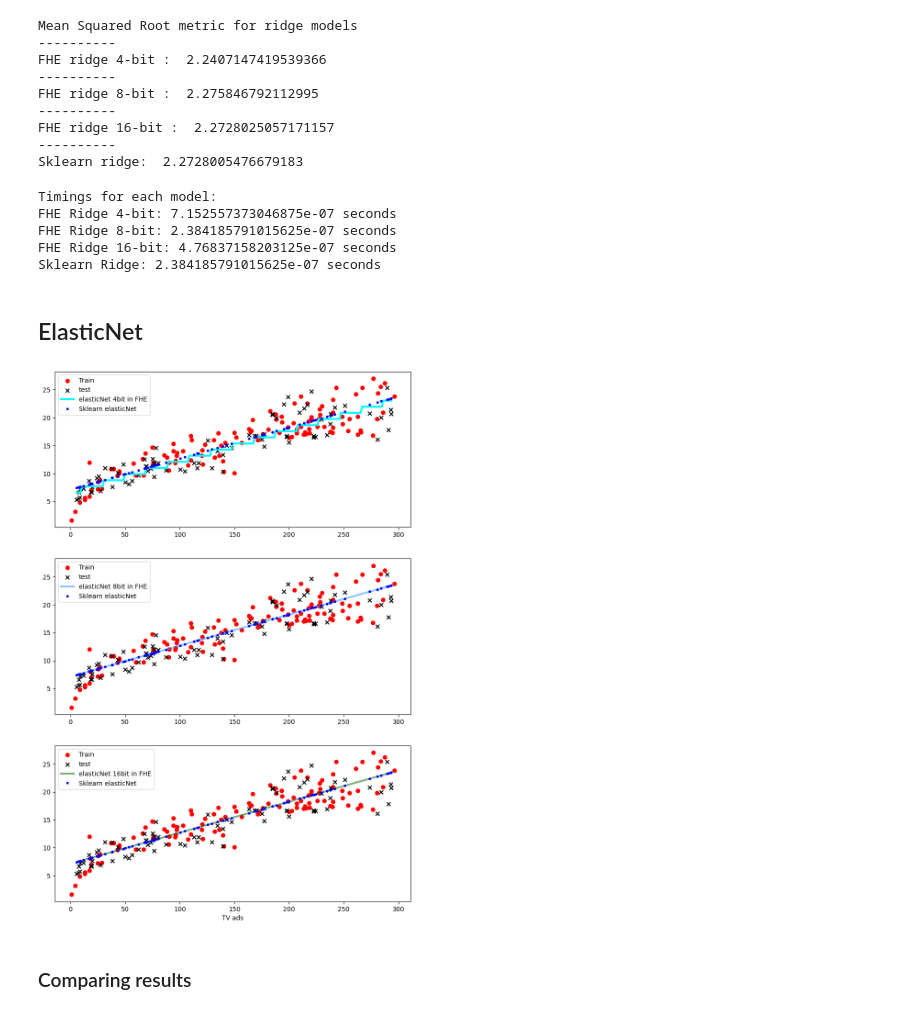
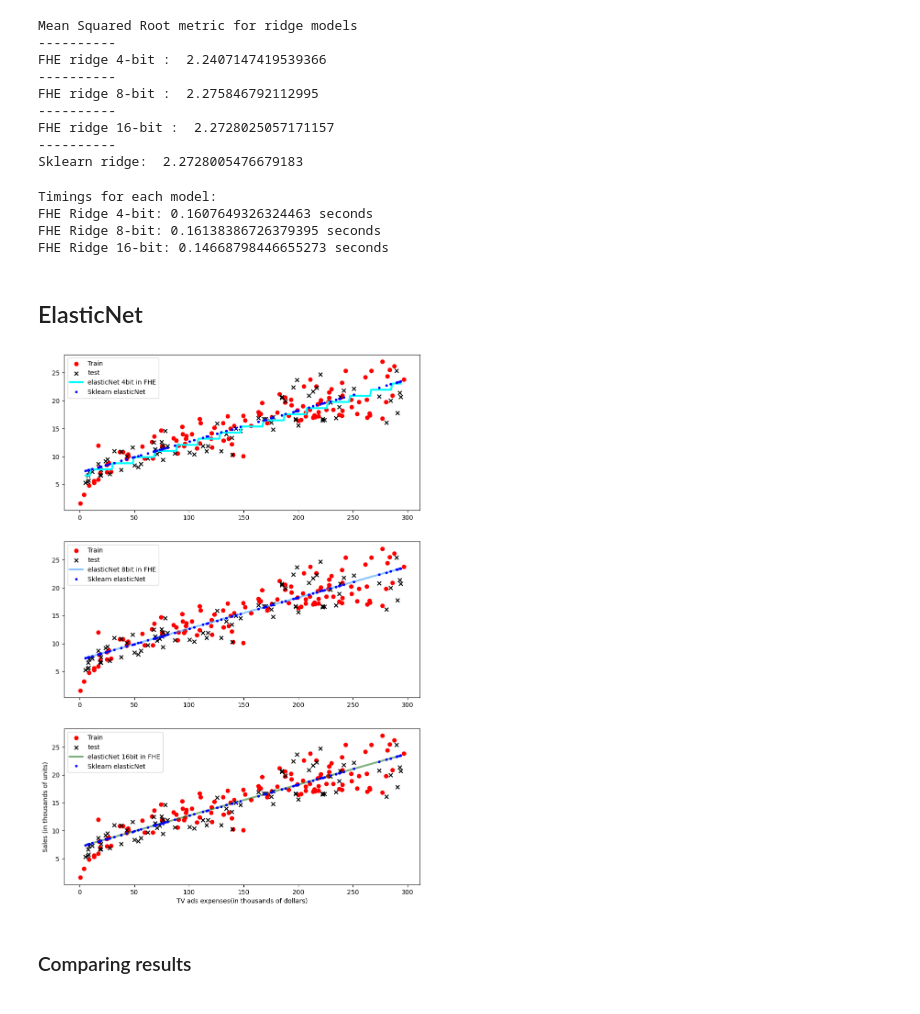
Before and after one commit to Quadratic-Labs/fhe-tutorials, a Jupyter notebook: concrete-ml/Lasso-Ridge-ElasticNet.ipynb, the cells around one changed output. Drawn from its saved outputs; the diff is of its cells as text; code cells hidden in the pictures.

```diff
--- a/concrete-ml/Lasso-Ridge-ElasticNet.ipynb
+++ b/concrete-ml/Lasso-Ridge-ElasticNet.ipynb
@@ -203,23 +210,21 @@ Sklearn Lasso:  2.272748822112653
 The code defines a function `timer` that measures the time it takes to train a machine learning model using a given model trainer function. It then initializes a list of models using `fhe_model_trainer` with varying numbers of bits and a `skl_model_trainer` with the `Lasso` model from scikit-learn. It then creates a dictionary `timings` that maps the name of each model to the time it takes to train it using the `timer` function. Finally, it prints out the timings for each model in the `timings` dictionary.
 # %%
 # timing
+import time
 
-def timer(model_trainer):
-    import time
+def timer(n_bits):
     start = time.time()
-    model_trainer
+    fhe_model_trainer(ConcreteLasso(n_bits=n_bits, alpha=1))
     end = time.time()
     return (end - start)
-models =[fhe_model_trainer(ConcreteLasso(n_bits=4, alpha=1)),
-    fhe_model_trainer(ConcreteLasso(n_bits=8, alpha=1)),
-    fhe_model_trainer(ConcreteLasso(n_bits=16, alpha=1))
-    ]
+
+bits = [4, 8, 16]
 names = ['FHE Lasso 4-bit', 'FHE Lasso 8-bit', 'FHE Lasso 16-bit']
 
 timings = {}
 for i in range(3):
-    timings[names[i]] = timer(models[i])
-timings["Sklearn Lasso"] = timer(skl_model_trainer(Lasso(alpha=1)))
+    timings[names[i]] = timer(bits[i])
+
 
 print("Timings for each model:")
 for model, time in timings.items():
@@ -301,33 +305,30 @@ FHE ridge 16-bit :  2.2728025057171157
 Sklearn ridge:  2.2728005476679183
 # %%
 # timing
+import time
 
-def timer(model_trainer):
-    import time
+def timer(n_bits):
     start = time.time()
-    model_trainer
+    fhe_model_trainer(ConcreteRidge(n_bits=n_bits, alpha=1))
     end = time.time()
     return (end - start)
-models =[fhe_model_trainer(ConcreteRidge(n_bits=4, alpha=1)),
-    fhe_model_trainer(ConcreteRidge(n_bits=8, alpha=1)),
-    fhe_model_trainer(ConcreteRidge(n_bits=16, alpha=1))
-    ]
+
+bits = [4, 8, 16]
 names = ['FHE Ridge 4-bit', 'FHE Ridge 8-bit', 'FHE Ridge 16-bit']
 
 timings = {}
 for i in range(3):
-    timings[names[i]] = timer(models[i])
-timings["Sklearn Ridge"] = timer(skl_model_trainer(Ridge(alpha=1)))
+    timings[names[i]] = timer(bits[i])
+
 
 print("Timings for each model:")
 for model, time in timings.items():
     print(f"{model}: {time} seconds")
 # %% [output]
 Timings for each model:
-FHE Ridge 4-bit: 7.152557373046875e-07 seconds
-FHE Ridge 8-bit: 2.384185791015625e-07 seconds
-FHE Ridge 16-bit: 4.76837158203125e-07 seconds
-Sklearn Ridge: 2.384185791015625e-07 seconds
+FHE Ridge 4-bit: 0.1607649326324463 seconds
+FHE Ridge 8-bit: 0.16138386726379395 seconds
+FHE Ridge 16-bit: 0.14668798446655273 seconds
 # %% [markdown]
 ## ElasticNet
 # %%
@@ -335,35 +336,36 @@ from concrete.ml.sklearn import ElasticNet as ConcreteElasticNet
 from sklearn.linear_model import ElasticNet
 
 
 fhe_elasticNet_4bit = fhe_model_trainer(ConcreteElasticNet(n_bits=4, alpha=1))
 fhe_elasticNet_8bit = fhe_model_trainer(ConcreteElasticNet(n_bits=8, alpha=1))
 fhe_elasticNet_16bit = fhe_model_trainer(ConcreteElasticNet(n_bits=16, alpha=1))
 skl_elasticNet = skl_model_trainer(ElasticNet(alpha=1))
 
 fig, ax = plt.subplots(3, 1)
 fig.set_size_inches(10,15)
 
 plot_dataset(ax[0],X_train, y_train, X_test, y_test)
 plot_fhe(ax[0],X_test, fhe_elasticNet_4bit, c="aqua", label="elasticNet 4bit in FHE", linewidth=3)
 ax[0].legend()
 
 plot_dataset(ax[1],X_train, y_train, X_test, y_test)
 plot_fhe(ax[1], X_test, fhe_elasticNet_8bit, c="dodgerblue", label="elasticNet 8bit in FHE", linewidth=3, alpha=0.5)
 ax[1].legend()
 
 plot_dataset(ax[2],X_train, y_train, X_test, y_test)
 
 plot_fhe(ax[2] ,X_test, fhe_elasticNet_16bit, c="darkgreen", label="elasticNet 16bit in FHE", linewidth=3, alpha=0.5)
 ax[2].legend()
 
 for i in range(3):
     plot_skl(ax[i], X_test, skl_elasticNet, label="Sklearn elasticNet",c='blue', marker='o', markersize=3, linestyle="None", linewidth=0.7)
     ax[i].legend()
 
-plt.xlabel("TV ads")
+plt.xlabel("TV ads expenses(in thousands of dollars)")
+plt.ylabel("Sales (in thousands of units)")
 plt.show()
 # %% [output]
-[figure, old version]
+[figure, new version]
 # %% [markdown]
 ### Comparing results
 # %%
```
Also changed, not shown: parts of 3 cells of this notebook.
